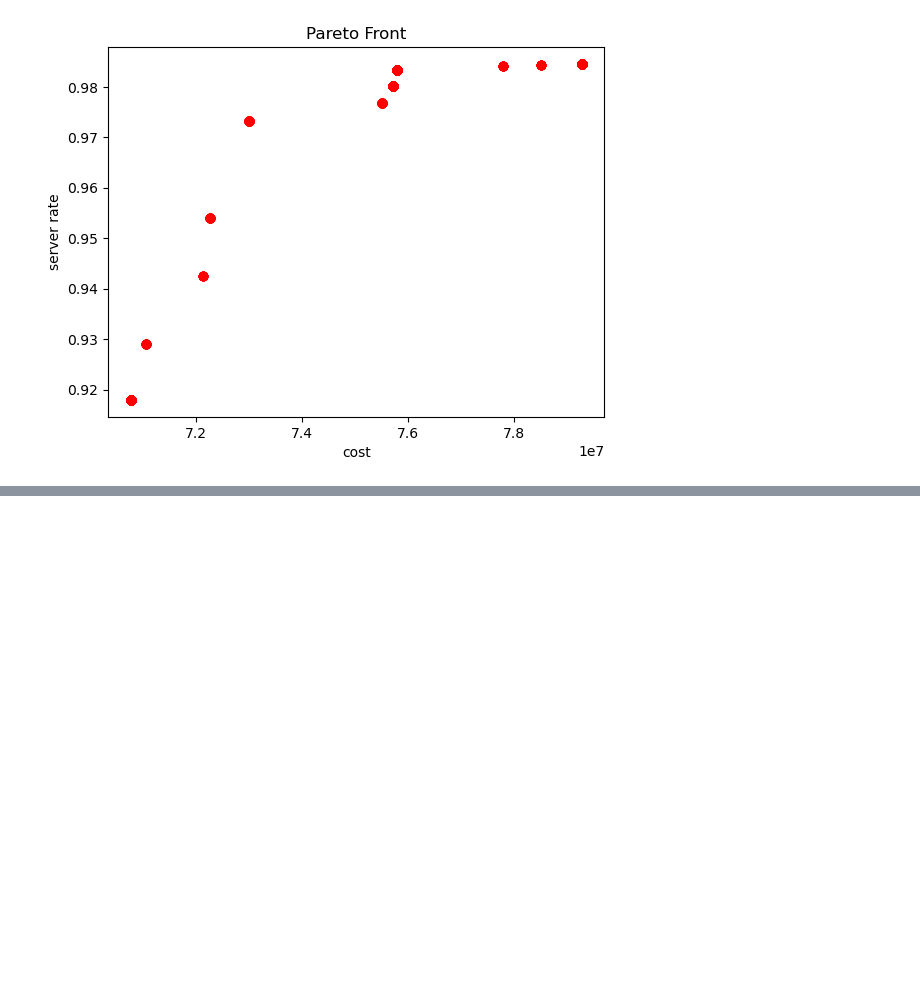
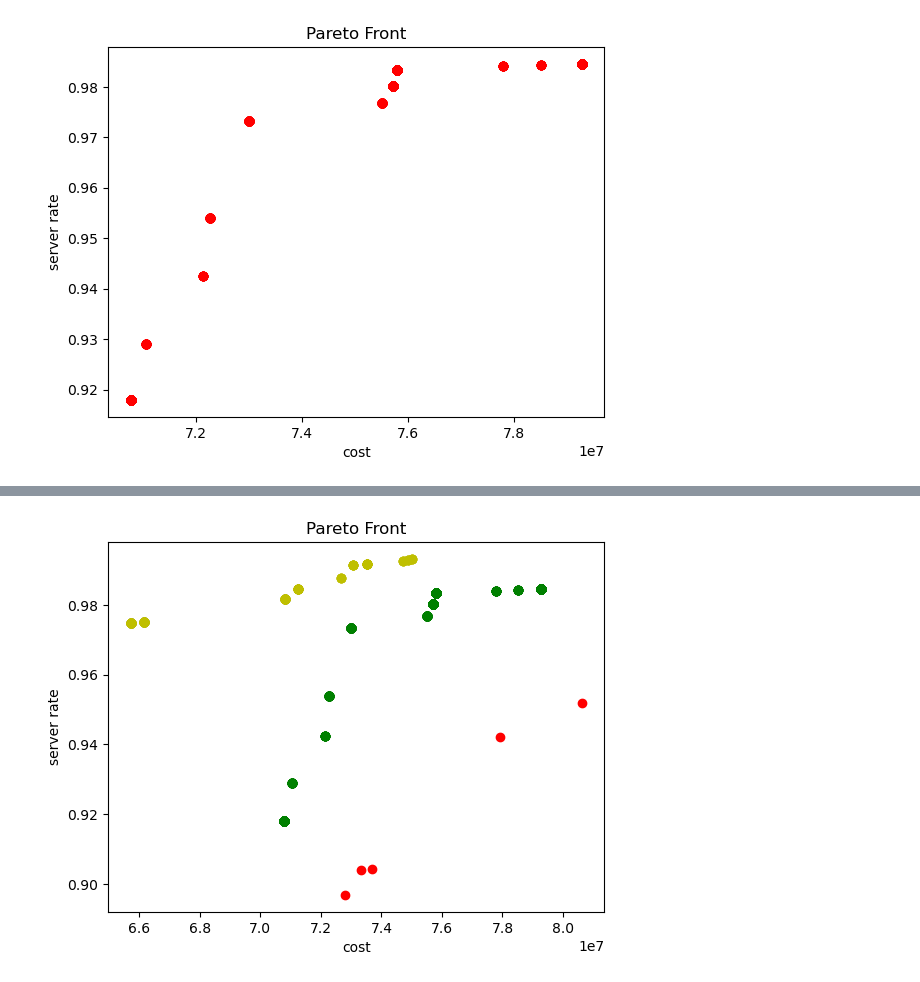
Before and after one commit to xianthLi/paper_ga, a Jupyter notebook: result.ipynb, the cells around one changed output, grey strips where cells are left out. Saved outputs shown, nothing was run; the diff lists cells and outputs as text; code cells hidden in the pictures; blank space fills up the shorter version.

```diff
--- a/result.ipynb
+++ b/result.ipynb
@@ -120,0 +140,4 @@ draw_point(hof1, hof2)
+# %%
+draw_point3(hof1, hof2, hof3)
+# %% [output]
+[figure, added]
```
Also changed, not shown: parts of 2 cells of this notebook, 4 other files.
